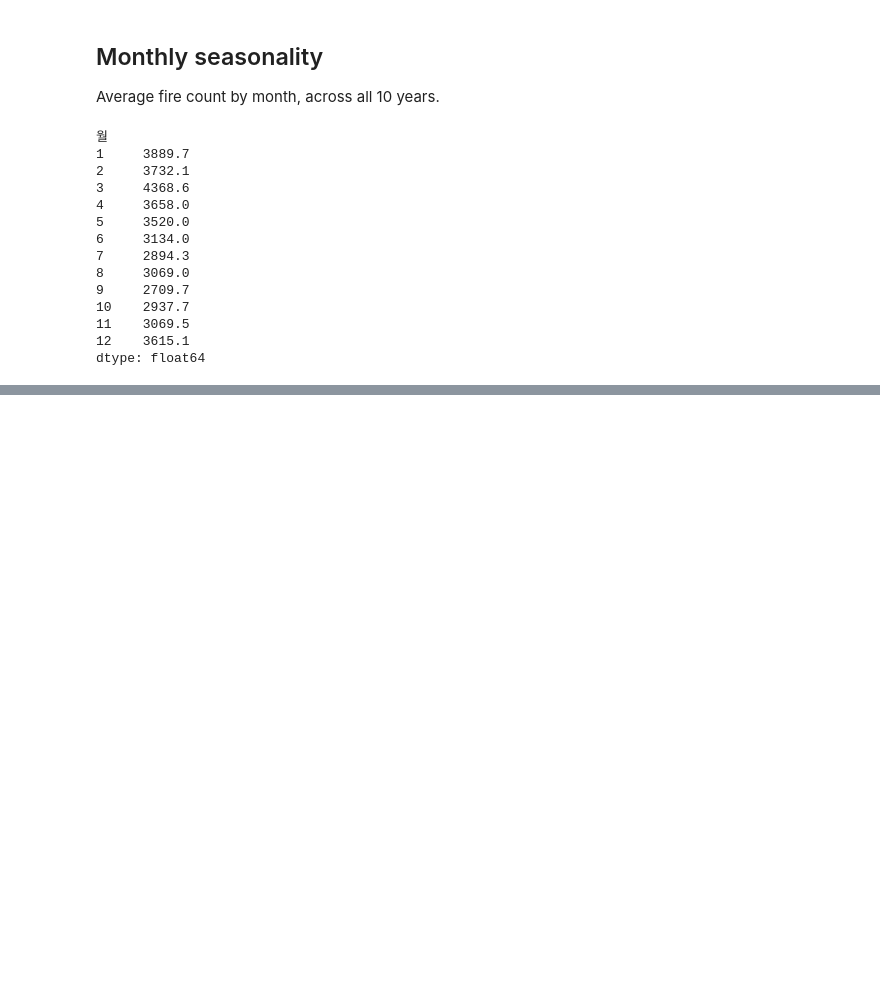
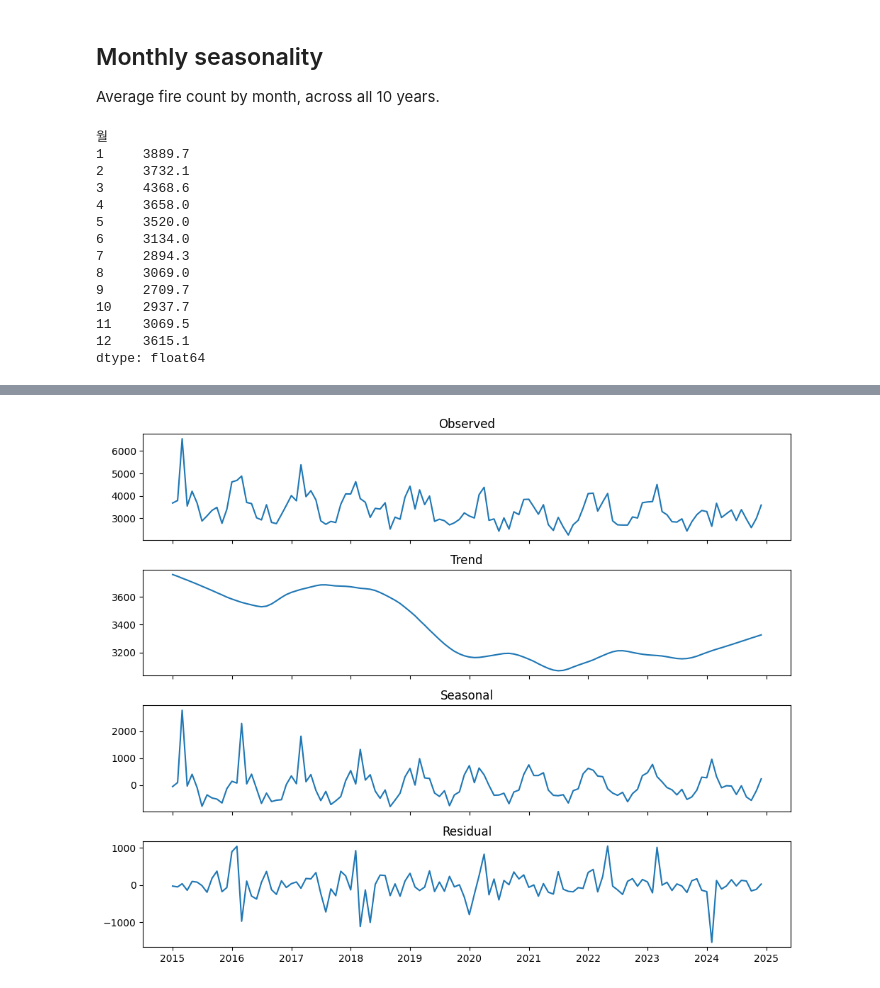
Before and after one commit to mannduuu07-png/korea-fire-frequency-severity-analysis, a Jupyter notebook: notebooks/02_temporal_analysis.ipynb, the cells around one changed output, grey strips where cells are left out. Saved outputs shown, nothing was run; the diff lists cells and outputs as text; code cells hidden in the pictures; blank space fills up the shorter version.

```diff
--- a/notebooks/02_temporal_analysis.ipynb
+++ b/notebooks/02_temporal_analysis.ipynb
@@ -76,0 +84,13 @@ dtype: float64
+# %%
+!pip install statsmodels -q
+
+import matplotlib.pyplot as plt
+from statsmodels.tsa.seasonal import STL
+
+# Build a proper monthly time series (not averaged across years)
+monthly_ts = df.groupby(pd.PeriodIndex(df['화재발생년월일'], freq='M')).size()
+monthly_ts.index = monthly_ts.index.to_timestamp()
+monthly_ts = monthly_ts.asfreq('MS')  # ensure regular monthly frequency
+
+print(monthly_ts.head())
+print(f"\nLength: {len(monthly_ts)} months")
@@ -76,0 +107,14 @@ dtype: float64
+# %%
+stl = STL(monthly_ts, period=12, robust=True)
+result = stl.fit()
+
+fig, axes = plt.subplots(4, 1, figsize=(10, 8), sharex=True)
+axes[0].plot(monthly_ts); axes[0].set_title('Observed')
+axes[1].plot(result.trend); axes[1].set_title('Trend')
+axes[2].plot(result.seasonal); axes[2].set_title('Seasonal')
+axes[3].plot(result.resid); axes[3].set_title('Residual')
+plt.tight_layout()
+plt.savefig('/content/drive/MyDrive/fire_data/processed/stl_decomposition.png', dpi=150)
+plt.show()
+# %% [output]
+[figure, added]
```
Also changed, not shown: parts of 4 cells of this notebook.
